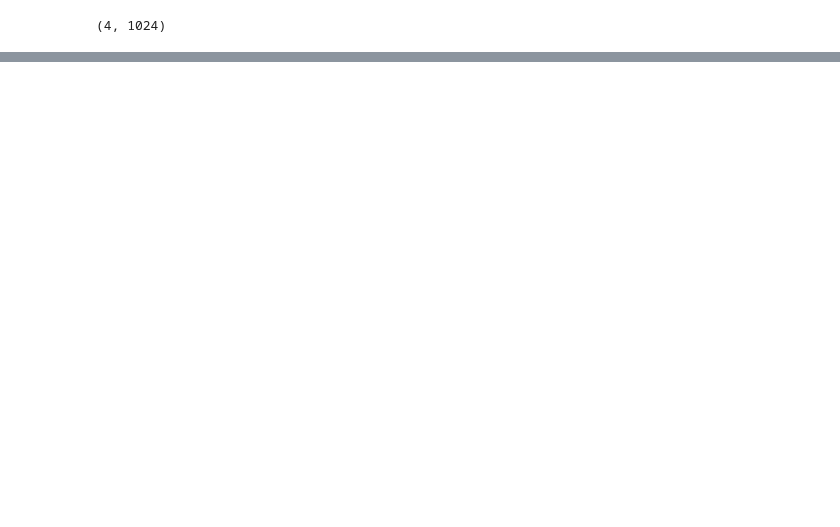
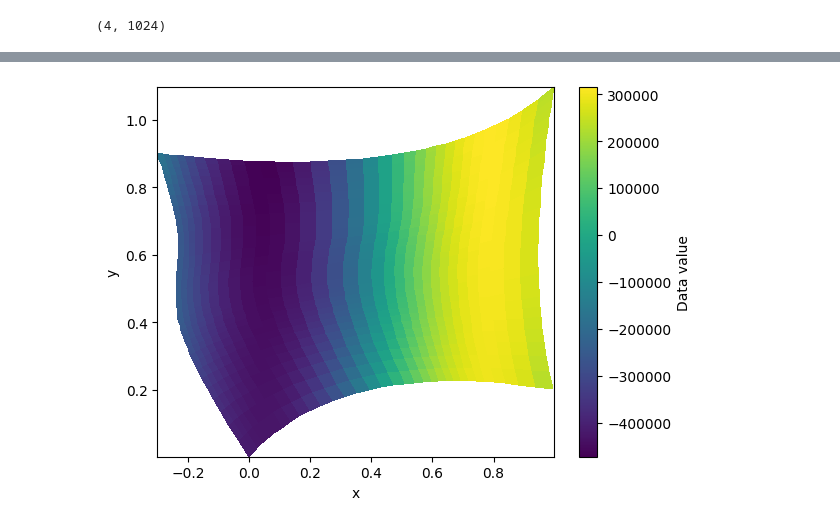
Before and after one commit to aaron23pueschel/CFD, a Jupyter notebook: CFD_FINAL3/Notebooks/C_Curvilnear.ipynb, the cells around one changed output, grey strips where cells are left out. Saved outputs shown, nothing was run; the diff lists cells and outputs as text; code cells hidden in the pictures; blank space fills up the shorter version.

```diff
--- a/CFD_FINAL3/Notebooks/C_Curvilnear.ipynb
+++ b/CFD_FINAL3/Notebooks/C_Curvilnear.ipynb
@@ -124,0 +307,18 @@ def press_mms(length, x, y):
+# %%
+mass_test = np.vectorize(MMS_functions.rmassconv,otypes=[c_double])
+ymtm_test = np.vectorize(MMS_functions.ymtmconv,otypes=[c_double])
+xmtm_test = np.vectorize(MMS_functions.xmtmconv,otypes=[c_double])
+E_test = np.vectorize(MMS_functions.energyconv,otypes=[c_double])
+
+mass_ = mass_test(np.array(1.0).astype(c_double),x_midpoint.astype(c_double),y_midpoint.astype(c_double))
+y_ = ymtm_test(np.array(1.0).astype(c_double),x_midpoint.astype(c_double),y_midpoint.astype(c_double))
+x_ = xmtm_test(np.array(1.0).astype(c_double),x_midpoint.astype(c_double),y_midpoint.astype(c_double))
+E = E_test(1.4,np.array(1.0).astype(c_double),x_midpoint.astype(c_double),y_midpoint.astype(c_double))
+# %%
+plt.pcolormesh(x_midpoint,y_midpoint, ymtm_mms(1,x_midpoint,y_midpoint)-y_[:,:], shading='auto', cmap='viridis')
+plt.colorbar(label="Data value")
+plt.xlabel("x")
+plt.ylabel("y")
+plt.show()
+# %% [output]
+[figure, added]
```
Also changed, not shown: parts of 14 cells of this notebook, 24 other files.
